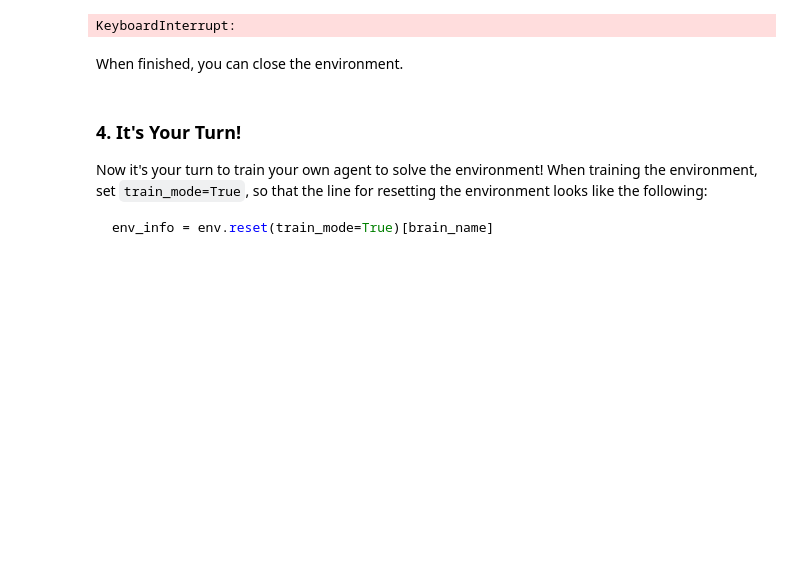
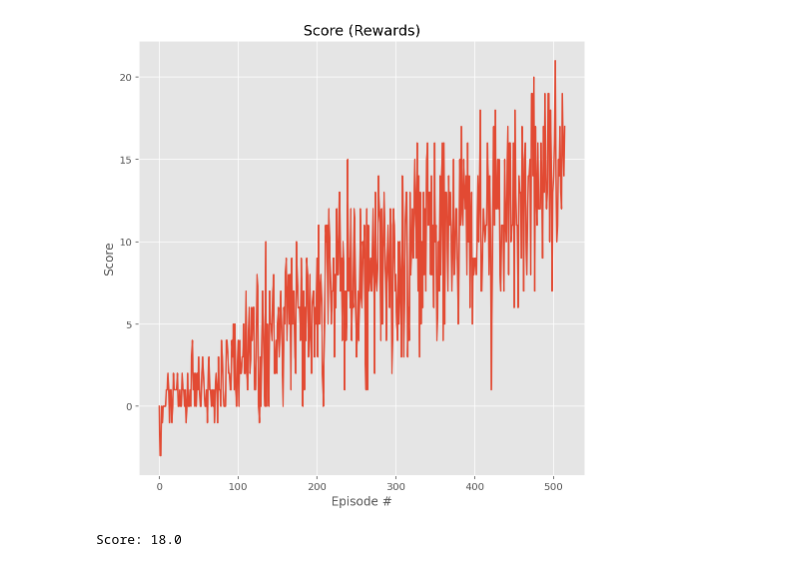
Before and after one commit to NicolasMakaroff/rl-banana-collector-udacity, a Jupyter notebook: Navigation.ipynb, the cells around one changed output. Drawn from its saved outputs; the diff is of its cells as text; code cells hidden in the pictures; blank space fills up the shorter version.

Commit message:
add working agent and learned weights

````diff
--- a/Navigation.ipynb
+++ b/Navigation.ipynb
@@ -48 +25,11 @@ Unity brain name: BananaBrain
+# %%
+import random
+import torch
+import numpy as np
+from collections import deque
+import time
+from matplotlib import pyplot as plt
+
+plt.style.use('ggplot')
+%config InlineBackend.figure_format = 'retina'
 # %% [markdown]
@@ -95,0 +68,16 @@ Of course, as part of the project, you'll have to change the code so that the ag
+# %%
+env_info = env.reset(train_mode=True)[brain_name]
+state = env_info.vector_observations[0]
+score = 0
+while True:
+    action = np.random.randint(action_size)
+    env_info = env.step(action)[brain_name]
+    next_state = env_info.vector_observations[0]
+    reward = env_info.rewards[0]
+    done = env_info.local_done[0]
+    score += reward
+    state = next_state
+    if done:
+        break
+
+print("Score: {} ".format(score))
@@ -95,0 +88,4 @@ Of course, as part of the project, you'll have to change the code so that the ag
+# %%
+from agent import Agent
+
+agent = Agent(state_size = 37, action_size = 4, seed = 123)
@@ -95,0 +153,11 @@ Of course, as part of the project, you'll have to change the code so that the ag
+# %%
+fig = plt.figure(figsize=(8,8))
+ax = fig.add_subplot(111)
+plt.plot(np.arange(len(scores)), scores)
+plt.title('Score (Rewards)')
+plt.ylabel('Score')
+plt.xlabel('Episode #')
+plt.grid(True)
+plt.show()
+# %% [output]
+[figure, added]
@@ -97,8 +167,9 @@ Of course, as part of the project, you'll have to change the code so that the ag
 env_info = env.reset(train_mode=False)[brain_name] # reset the environment
 state = env_info.vector_observations[0]            # get the current state
 score = 0                                          # initialize the score
+
 while True:
-    action = np.random.randint(action_size)        # select an action
+    action = (int)(agent.act(state,0.01))          # select an action
     env_info = env.step(action)[brain_name]        # send the action to the environment
     next_state = env_info.vector_observations[0]   # get the next state
     reward = env_info.rewards[0]                   # get the reward
@@ -110,6 +181,4 @@ while True:
 
 print("Score: {}".format(score))
 # %% [output]
-KeyboardInterrupt:
+Score: 18.0
-# %% [markdown]
-When finished, you can close the environment.
@@ -118,7 +184,0 @@ env.close()
-# %% [markdown]
-### 4. It's Your Turn!
-
-Now it's your turn to train your own agent to solve the environment!  When training the environment, set `train_mode=True`, so that the line for resetting the environment looks like the following:
-```python
-env_info = env.reset(train_mode=True)[brain_name]
-```
````
Also changed, not shown: parts of 19 cells of this notebook, 6 other files.
